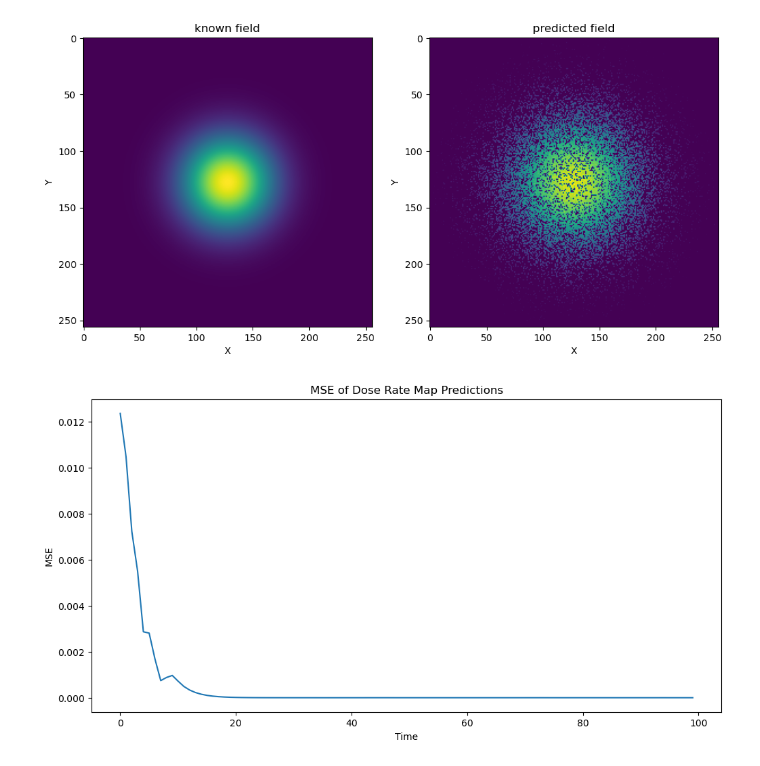
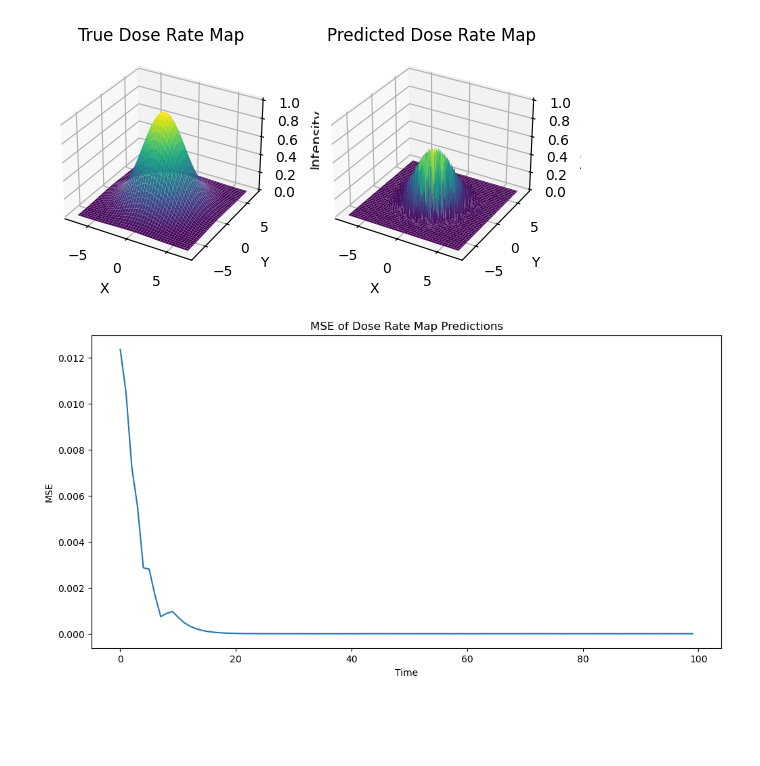
Before and after one commit to davidfobar/SCRAM, a Jupyter notebook: MINES-Sim/pyTorch_model.ipynb, the cells around one changed output. Drawn from its saved outputs; the diff is of its cells as text; code cells hidden in the pictures; blank space fills up the shorter version.

```diff
--- a/MINES-Sim/pyTorch_model.ipynb
+++ b/MINES-Sim/pyTorch_model.ipynb
@@ -654,7 +693,7 @@ optimizer = optim.Adam(list(gru.parameters()) + list(decoder.parameters()), lr=l
 # %%
 #train the model
 
-nEpochs = 10
+nEpochs = 100
 
 for epoch in range(nEpochs):
     running_loss = 0.0
@@ -680,26 +719,30 @@ for epoch in range(nEpochs):
             print('[%d, %5d] loss: %.3f' %
                   (epoch + 1, i + 1, running_loss / 10))
             running_loss = 0.0
-# %%
-## plot the results of the training
-
-#plot the first batch of dose rate maps before and after training
-fig, ax = plt.subplots(1, 2, figsize=(12, 6))
-ax[0].imshow(labels[0, 1, :, :].detach().cpu().numpy())
-ax[0].set_title('known field')
-ax[0].set_xlabel('X')
-ax[0].set_ylabel('Y')
-ax[0].set_aspect('equal')
-
-ax[1].imshow(outputs[0, 1, :, :].detach().cpu().numpy())
-ax[1].set_title('predicted field')
-ax[1].set_xlabel('X')
-ax[1].set_ylabel('Y')
-ax[1].set_aspect('equal')
-
-plt.show()
-# %% [output]
-[figure, removed]
+# %%
+## plot the results of the training
+
+#plot the first batch of dose rate maps before and after training as a 3d  surface plot with common scales for the z axis
+fig = plt.figure()
+ax = fig.add_subplot(121, projection='3d')
+ax.plot_surface(x, y, doseRateData[0,0,:,:], cmap='viridis')
+ax.set_title('True Dose Rate Map')
+ax.set_xlabel('X')
+ax.set_ylabel('Y')
+ax.set_zlabel('Intensity')
+ax.set_zlim(0, 1)
+
+ax = fig.add_subplot(122, projection='3d')
+ax.plot_surface(x, y, outputs[0,0,:,:].detach().cpu().numpy(), cmap='viridis')
+ax.set_title('Predicted Dose Rate Map')
+ax.set_xlabel('X')
+ax.set_ylabel('Y')
+ax.set_zlabel('Intensity')
+ax.set_zlim(0, 1)
+
+plt.show()
+# %% [output]
+[figure, added]
 # %%
 ## for a single simulation, plot the mse of the dose rate map predictions as a function of time
 
```
Also changed, not shown: parts of 9 cells of this notebook, 1 other file.
